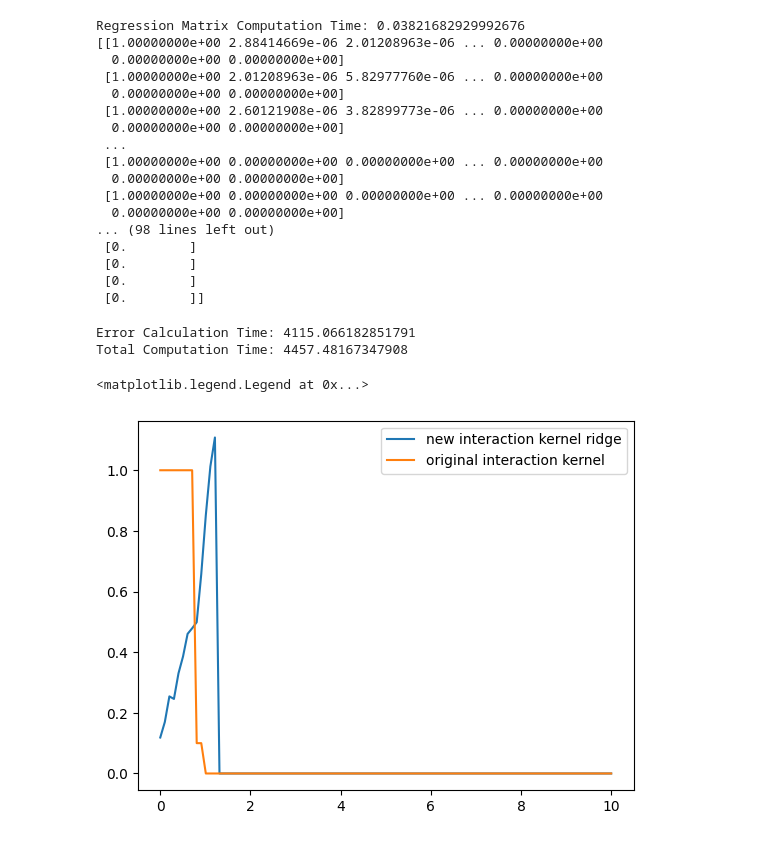
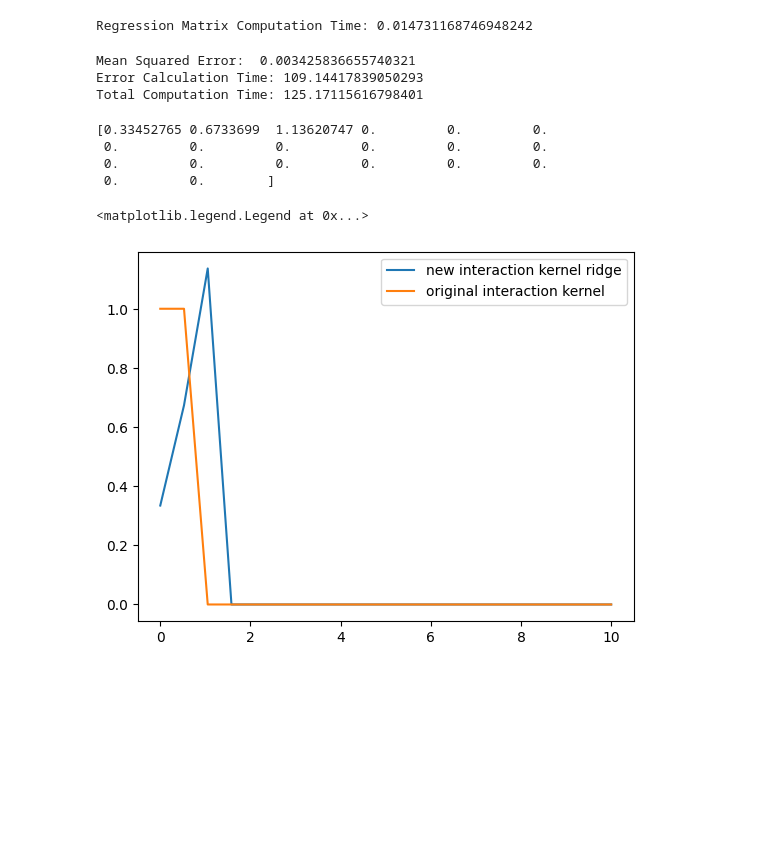
Before and after one commit to mlee3001/Trajectory-Research, a Jupyter notebook: OpinionDynamicsReverse.ipynb, the cells around one changed output. Drawn from its saved outputs; the diff is of its cells as text; code cells hidden in the pictures; blank space fills up the shorter version.

```diff
--- a/OpinionDynamicsReverse.ipynb
+++ b/OpinionDynamicsReverse.ipynb
@@ -172,7 +169,7 @@ def construct_learning_matrix(distances, basis_functions):
 learning_matrices = []
 basis_functions_list = []
 degree = 1
-num_intervals = 100 #how many different basis functions to create across the R range
+num_intervals = 20 #how many different basis functions to create across the R range
 
 
 for trajectory in trajectories:
@@ -219,41 +205,22 @@ for i in range(len(learning_matrices)):
 #Output computation time for this section
 regression_time = time.time()
 print(f'Regression Matrix Computation Time: {regression_time-matrix_time}')
-
-print(A_matrices[0])
-print(b_vectors[0])
 # %% [output]
-Regression Matrix Computation Time: 0.03821682929992676
-[[1.00000000e+00 2.88414669e-06 2.01208963e-06 ... 0.00000000e+00
-  0.00000000e+00 0.00000000e+00]
- [1.00000000e+00 2.01208963e-06 5.82977760e-06 ... 0.00000000e+00
-  0.00000000e+00 0.00000000e+00]
- [1.00000000e+00 2.60121908e-06 3.82899773e-06 ... 0.00000000e+00
-  0.00000000e+00 0.00000000e+00]
- ...
- [1.00000000e+00 0.00000000e+00 0.00000000e+00 ... 0.00000000e+00
-  0.00000000e+00 0.00000000e+00]
- [1.00000000e+00 0.00000000e+00 0.00000000e+00 ... 0.00000000e+00
-  0.00000000e+00 0.00000000e+00]
-... (98 lines left out)
- [0.        ]
- [0.        ]
- [0.        ]
- [0.        ]]
+Regression Matrix Computation Time: 0.014731168746948242
 # %%
 #Solve Least Squares Problem
 A_L = sum(A_matrices) / num_trajectories
 b_L = sum(b_vectors) / num_trajectories
 b_L = b_L.flatten()
-model_ridge = Ridge(alpha=0.000007, fit_intercept=False)
+model_ridge = Ridge(alpha=0.0002, fit_intercept=False)
 model_ridge.fit(A_L, b_L)
 coefficients_ridge = model_ridge.coef_
-"""
+
 #Generate predicted data using optimized coefficients
 predicted_trajectories = []
 mse_sum = 0
 for i in range(len(learning_matrices)):
-    predicted_data = np.dot(learning_matrices[i], coefficients[:, 1:].T)
+    predicted_data = np.dot(learning_matrices[i], coefficients_ridge)
     predicted_trajectories.append(predicted_data)
     #Compare observed and predicted values to find MSE
     mse_sum += np.mean((trajectories[i].flatten() - predicted_data.flatten()) ** 2)
@@ -261,33 +228,41 @@ for i in range(len(learning_matrices)):
 #Get average mean squared error for all trajectories
 mse = mse_sum/(len(trajectories)*N*t_steps)
 print('Mean Squared Error: ', mse)
-"""
+
 #Output computation time for this section and total computation time
 stop_time = time.time()
 print(f'Error Calculation Time: {stop_time-regression_time}')
 print(f'Total Computation Time: {stop_time-start_time}')
 # %% [output]
-Error Calculation Time: 4115.066182851791
-Total Computation Time: 4457.48167347908
+Mean Squared Error:  0.003425836655740321
+Error Calculation Time: 109.14417839050293
+Total Computation Time: 125.17115616798401
+# %%
+print(coefficients_ridge)
+# %% [output]
+[0.33452765 0.6733699  1.13620747 0.         0.         0.
+ 0.         0.         0.         0.         0.         0.
+ 0.         0.         0.         0.         0.         0.
+ 0.         0.        ]
 # %%
 #interaction function plot comparison
 
 x_values = np.linspace(0, 10, num_intervals)
 original = []
 for value in x_values:
     if (0 <= value < (1/np.sqrt(2))):
         original.append(1)
     elif ((1/np.sqrt(2)) <= value < 1):
         original.append(0.1)
     else:
         original.append(0)
 
-plt.plot(x_values, coefficients_ridge[1:], label = "new interaction kernel ridge")
+plt.plot(x_values, coefficients_ridge, label = "new interaction kernel ridge")
 plt.plot(x_values, original, label = "original interaction kernel")
 plt.legend()
 # %% [output]
 <matplotlib.legend.Legend at 0x...>
-[figure, old version]
+[figure, new version]
 # %%
 #Create new interaction function utilizing the new coefficients
 def new_interaction_function(r, coefficients = coefficients_ridge):
```
Also changed, not shown: parts of 6 cells of this notebook, 1 other file.
